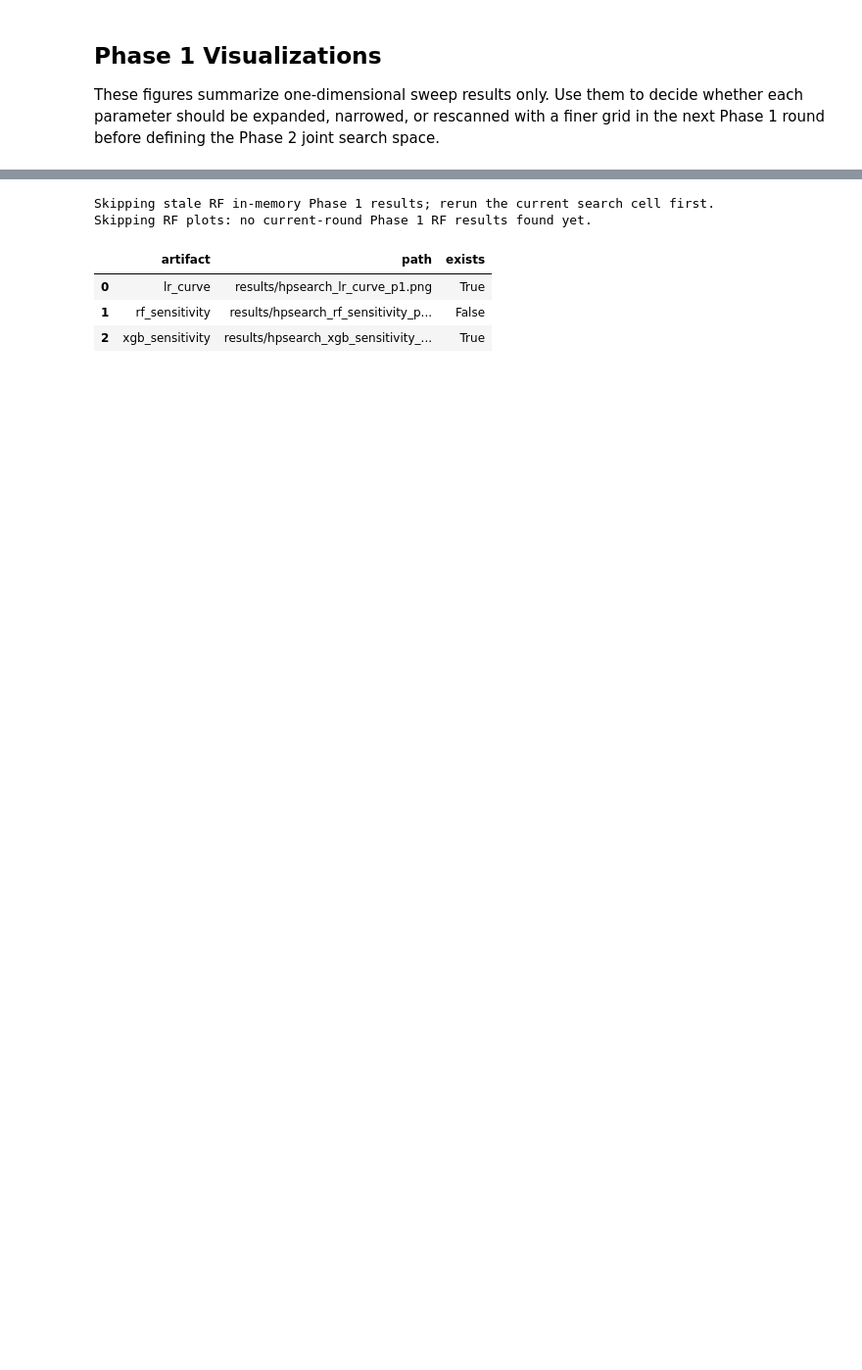
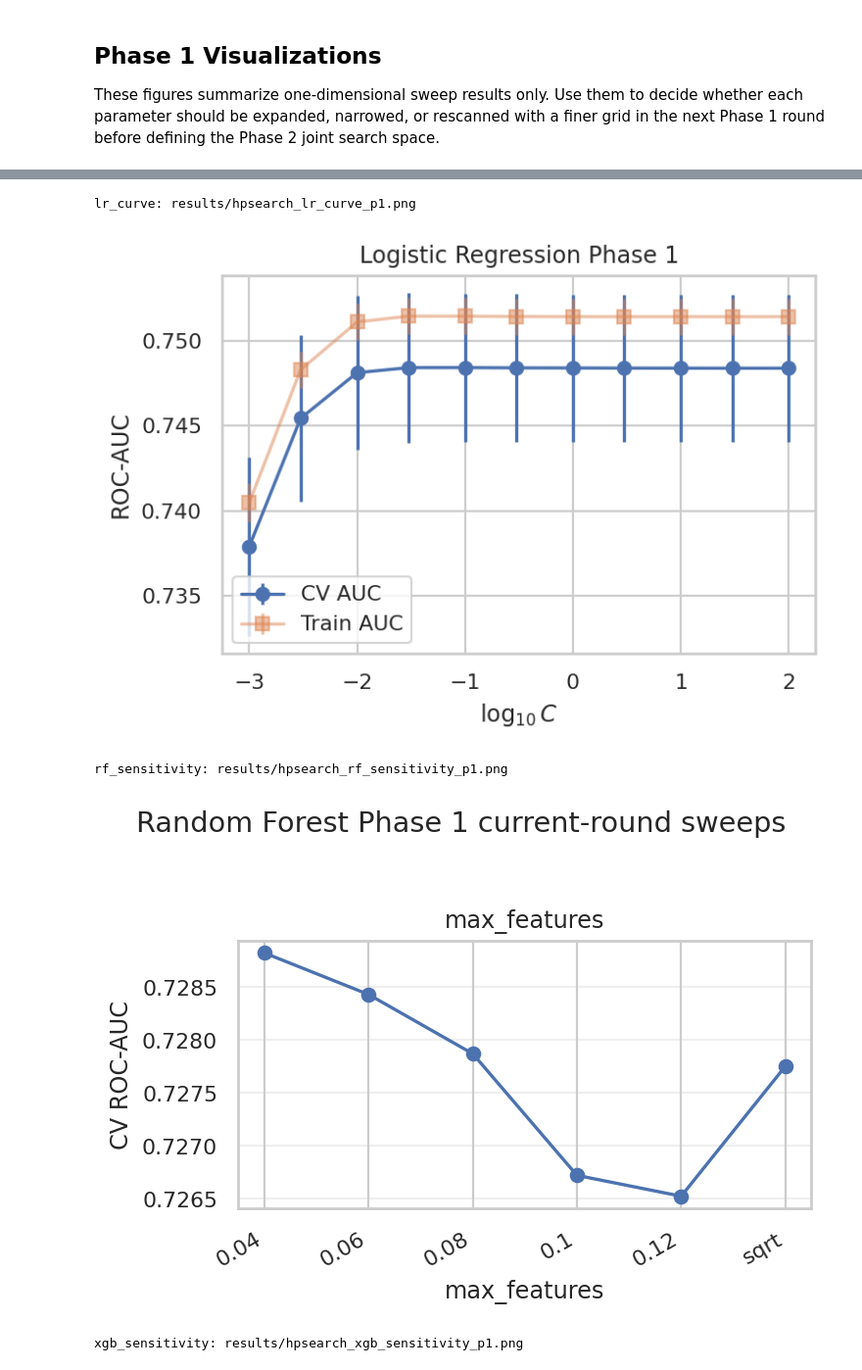
Before and after one commit to sdxshuai/CSC522-S26-proj-deadlock-match-forecast, a Jupyter notebook: notebooks/04_hyperparam_search.ipynb, the cells around one changed output, grey strips where cells are left out. Shown at 98% size. Drawn from its saved outputs; the diff is of its cells as text; code cells hidden in the pictures; blank space fills up the shorter version.

```diff
--- a/notebooks/04_hyperparam_search.ipynb
+++ b/notebooks/04_hyperparam_search.ipynb
@@ -563,6 +594,8 @@ def save_sensitivity_grid(results_df, param_specs, out_path, title, figsize):
     fig.savefig(out_path, dpi=FIGURE_DPI, bbox_inches='tight')
     plt.close(fig)
 # %%
+from IPython.display import Image as NotebookImage
+
 available_phase1_results = {}
 for model_name, variable_name in [('LR', 'lr_p1_results'), ('RF', 'rf_p1_results'), ('XGB', 'xgb_p1_results')]:
     results_df = None
@@ -587,39 +620,46 @@ for model_name, variable_name in [('LR', 'lr_p1_results'), ('RF', 'rf_p1_results
     if results_df is not None:
         available_phase1_results[model_name] = results_df
 
+
+def active_param_specs(sweep_space):
+    return [
+        (param_name, param_name, candidates)
+        for param_name, candidates in sweep_space.items()
+    ]
+
+
 if 'LR' in available_phase1_results:
     save_lr_curve(available_phase1_results['LR'], phase1_plot_paths['lr_curve'], 'Logistic Regression Phase 1')
 else:
     print('Skipping LR curve: no Phase 1 LR results found yet.')
 
+rf_param_specs = active_param_specs(phase1_sweep_spaces['RF'])
 if 'RF' in available_phase1_results:
-    save_sensitivity_grid(
-        available_phase1_results['RF'],
-        [
-            ('n_estimators', 'n_estimators', phase1_sweep_spaces['RF']['n_estimators']),
-            ('max_features', 'max_features', phase1_sweep_spaces['RF']['max_features']),
-        ],
-        phase1_plot_paths['rf_sensitivity'],
-        'Random Forest Phase 1 current-round sweeps',
-        (7.2, 3.2),
-    )
+    if rf_param_specs:
+        save_sensitivity_grid(
+            available_phase1_results['RF'],
+            rf_param_specs,
+            phase1_plot_paths['rf_sensitivity'],
+            'Random Forest Phase 1 current-round sweeps',
+            (max(4.8, 3.2 * len(rf_param_specs)), 3.2),
+        )
+    else:
+        print('Skipping RF plots: no active RF sweep parameters configured.')
 else:
     print('Skipping RF plots: no current-round Phase 1 RF results found yet.')
 
+xgb_param_specs = active_param_specs(phase1_sweep_spaces['XGB'])
 if 'XGB' in available_phase1_results:
-    save_sensitivity_grid(
-        available_phase1_results['XGB'],
-        [
-            ('learning_rate', 'learning_rate', phase1_sweep_spaces['XGB']['learning_rate']),
-            ('max_depth', 'max_depth', phase1_sweep_spaces['XGB']['max_depth']),
-            ('n_estimators', 'n_estimators', phase1_sweep_spaces['XGB']['n_estimators']),
-            ('subsample', 'subsample', phase1_sweep_spaces['XGB']['subsample']),
-            ('colsample_bytree', 'colsample_bytree', phase1_sweep_spaces['XGB']['colsample_bytree']),
-        ],
-        phase1_plot_paths['xgb_sensitivity'],
-        'XGBoost Phase 1 one-dimensional sweeps',
-        (16, 3.2),
-    )
+    if xgb_param_specs:
+        save_sensitivity_grid(
+            available_phase1_results['XGB'],
+            xgb_param_specs,
+            phase1_plot_paths['xgb_sensitivity'],
+            'XGBoost Phase 1 current-round sweeps',
+            (max(4.8, 3.2 * len(xgb_param_specs)), 3.2),
+        )
+    else:
+        print('Skipping XGB plots: no active XGB sweep parameters configured.')
 else:
     print('Skipping XGB plots: no Phase 1 XGB results found yet.')
 
@@ -629,4 +669,12 @@ phase1_plot_summary = pd.DataFrame([
 ])
 
 display(phase1_plot_summary)
+
+for artifact_name in ['lr_curve', 'rf_sensitivity', 'xgb_sensitivity']:
+    artifact_path = phase1_plot_paths[artifact_name]
+    if artifact_path.exists():
+        print(f'{artifact_name}: {artifact_path.relative_to(project_root)}')
+        display(NotebookImage(filename=str(artifact_path)))
+    else:
+        print(f'Skipping inline display for {artifact_name}: file not found.')
 # %% [output]
@@ -633,6 +685,5 @@ display(phase1_plot_summary)
-Skipping stale RF in-memory Phase 1 results; rerun the current search cell first.
-Skipping RF plots: no current-round Phase 1 RF results found yet.
+lr_curve: results/hpsearch_lr_curve_p1.png
-|  | artifact | path | exists |
-| 0 | lr_curve | results/hpsearch_lr_curve_p1.png | True |
-| 1 | rf_sensitivity | results/hpsearch_rf_sensitivity_p... | False |
-| 2 | xgb_sensitivity | results/hpsearch_xgb_sensitivity_... | True |
+[figure, added]
+rf_sensitivity: results/hpsearch_rf_sensitivity_p1.png
+[figure, added]
+xgb_sensitivity: results/hpsearch_xgb_sensitivity_p1.png
```
Also changed, not shown: parts of 8 cells of this notebook, 6 other files.
